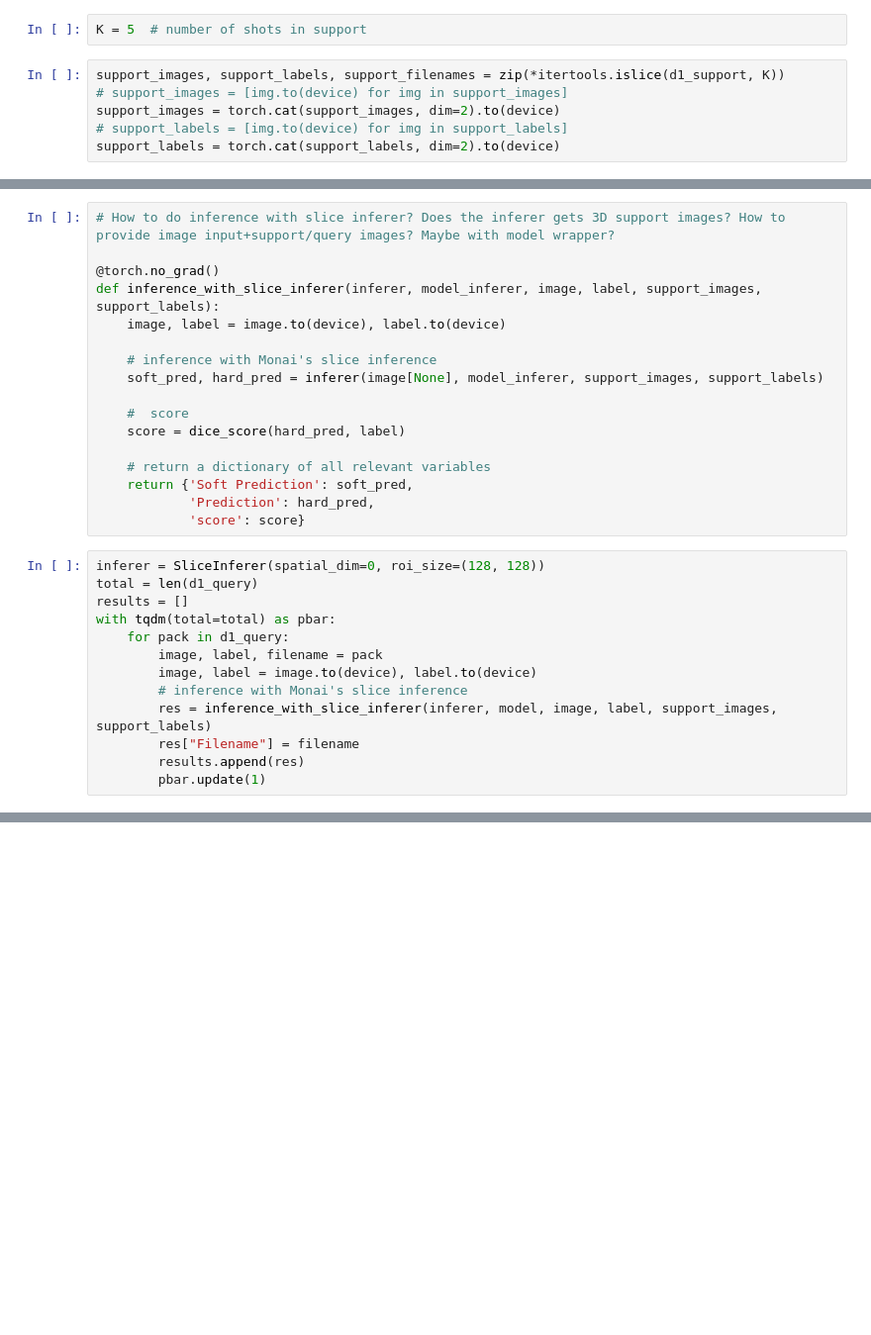
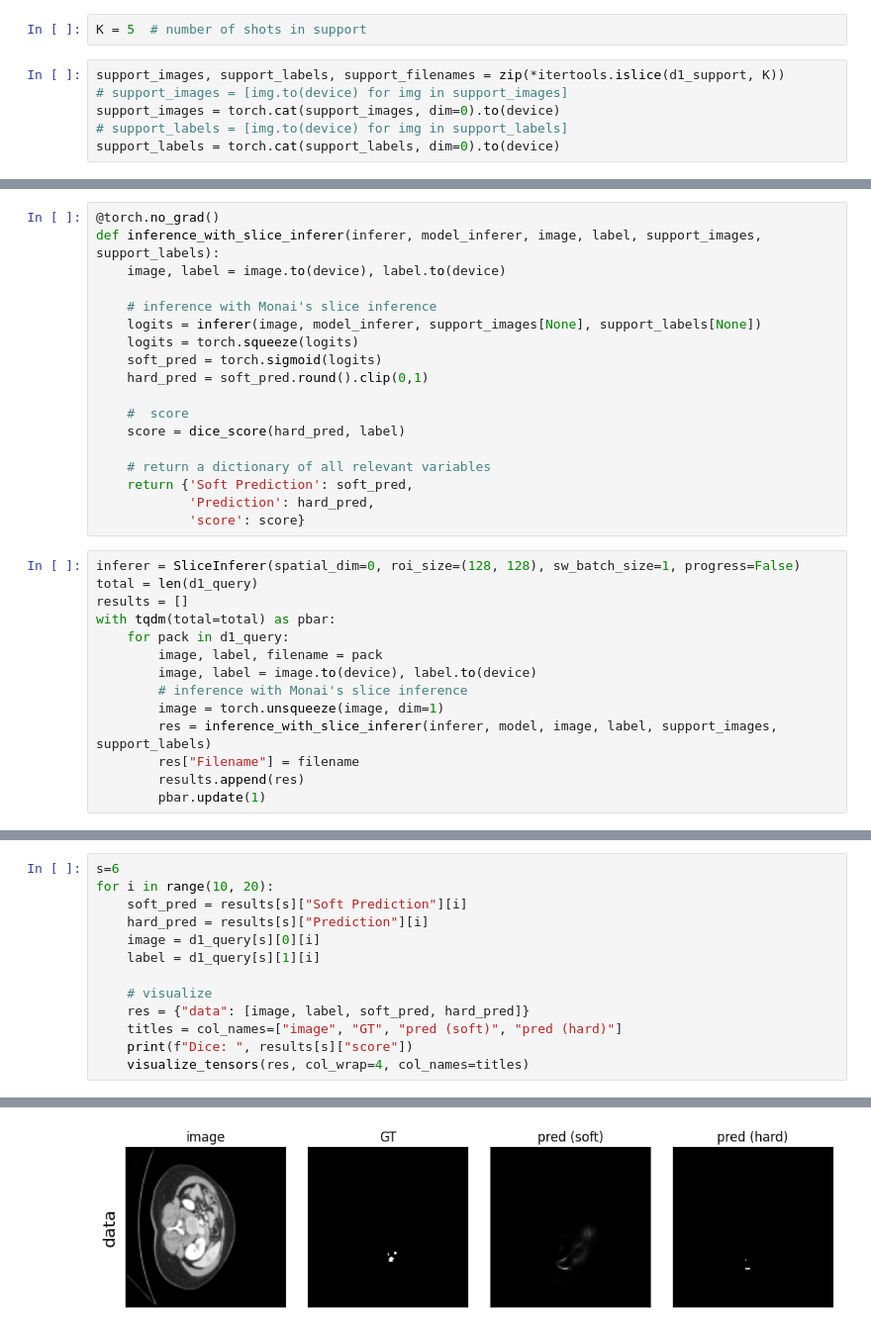
Before and after one commit to alinaryabtsev/FewShotLearning, a Jupyter notebook: test_modules/universeg_test.ipynb, the cells around one changed output, grey strips where cells are left out. Shown at 99% size. Drawn from its saved outputs; the diff is of its cells as text; blank space fills up the shorter version.

```diff
--- a/test_modules/universeg_test.ipynb
+++ b/test_modules/universeg_test.ipynb
@@ -633,6 +636,6 @@ K = 5  # number of shots in support
 # %%
 support_images, support_labels, support_filenames = zip(*itertools.islice(d1_support, K))
 # support_images = [img.to(device) for img in support_images]
-support_images = torch.cat(support_images, dim=2).to(device)
+support_images = torch.cat(support_images, dim=0).to(device)
 # support_labels = [img.to(device) for img in support_labels]
-support_labels = torch.cat(support_labels, dim=2).to(device)
+support_labels = torch.cat(support_labels, dim=0).to(device)
@@ -660,12 +642,13 @@ def model_wrapper(model, targets):
 # %%
-# How to do inference with slice inferer? Does the inferer gets 3D support images? How to provide image input+support/query images? Maybe with model wrapper?
-
 @torch.no_grad()
 def inference_with_slice_inferer(inferer, model_inferer, image, label, support_images, support_labels):
     image, label = image.to(device), label.to(device)
 
     # inference with Monai's slice inference
-    soft_pred, hard_pred = inferer(image[None], model_inferer, support_images, support_labels)
+    logits = inferer(image, model_inferer, support_images[None], support_labels[None])
+    logits = torch.squeeze(logits)
+    soft_pred = torch.sigmoid(logits)
+    hard_pred = soft_pred.round().clip(0,1)
 
     #  score
     score = dice_score(hard_pred, label)
@@ -675,7 +658,7 @@ def inference_with_slice_inferer(inferer, model_inferer, image, label, support_i
             'Prediction': hard_pred,
             'score': score}
 # %%
-inferer = SliceInferer(spatial_dim=0, roi_size=(128, 128))
+inferer = SliceInferer(spatial_dim=0, roi_size=(128, 128), sw_batch_size=1, progress=False)
 total = len(d1_query)
 results = []
 with tqdm(total=total) as pbar:
@@ -683,6 +666,7 @@ with tqdm(total=total) as pbar:
         image, label, filename = pack
         image, label = image.to(device), label.to(device)
         # inference with Monai's slice inference
+        image = torch.unsqueeze(image, dim=1)
         res = inference_with_slice_inferer(inferer, model, image, label, support_images, support_labels)
         res["Filename"] = filename
         results.append(res)
@@ -701,0 +674,14 @@ torch.Size([1, 61, 128, 128])
+# %%
+s=6
+for i in range(10, 20):
+    soft_pred = results[s]["Soft Prediction"][i]
+    hard_pred = results[s]["Prediction"][i]
+    image = d1_query[s][0][i]
+    label = d1_query[s][1][i]
+
+    # visualize
+    res = {"data": [image, label, soft_pred, hard_pred]}
+    titles = col_names=["image", "GT", "pred (soft)", "pred (hard)"]
+    print(f"Dice: ", results[s]["score"])
+    visualize_tensors(res, col_wrap=4, col_names=titles)
+# %% [output]
@@ -701,0 +698 @@ torch.Size([1, 61, 128, 128])
+[figure, added]
```
Also changed, not shown: parts of 34 cells of this notebook.
